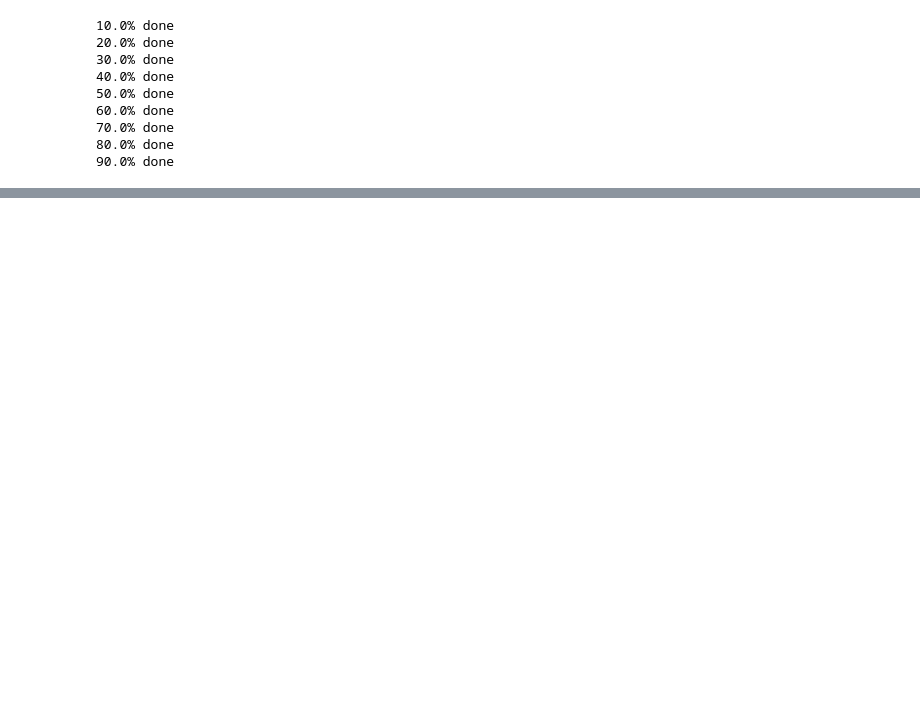
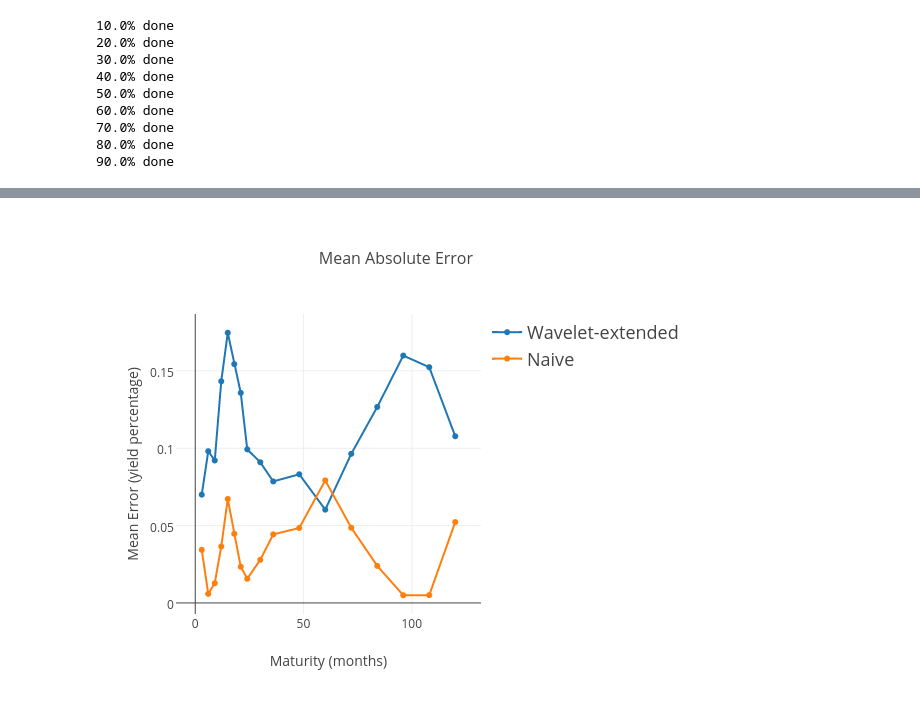
Before and after one commit to 1IfByLAN2IfByC/Diebold_BondYield, a Jupyter notebook: Diebold-Li Model.ipynb, the cells around one changed output, grey strips where cells are left out. Cells and saved outputs as stored; diff of their text form; code cells hidden in the pictures; blank space fills up the shorter version.

```diff
--- a/Diebold-Li Model.ipynb
+++ b/Diebold-Li Model.ipynb
@@ -364,0 +389,6 @@ The wavelet-aided AR(1) model preformed well, although not as well as the naive
+# %%
+# plot the mean error
+fig = DL.meanError(ratedata, naive_forecast, forecast)
+py.plotly.image.ishow(fig)
+# %% [output]
+[figure, added]
```
Also changed, not shown: parts of 22 cells of this notebook, 2 other files.
